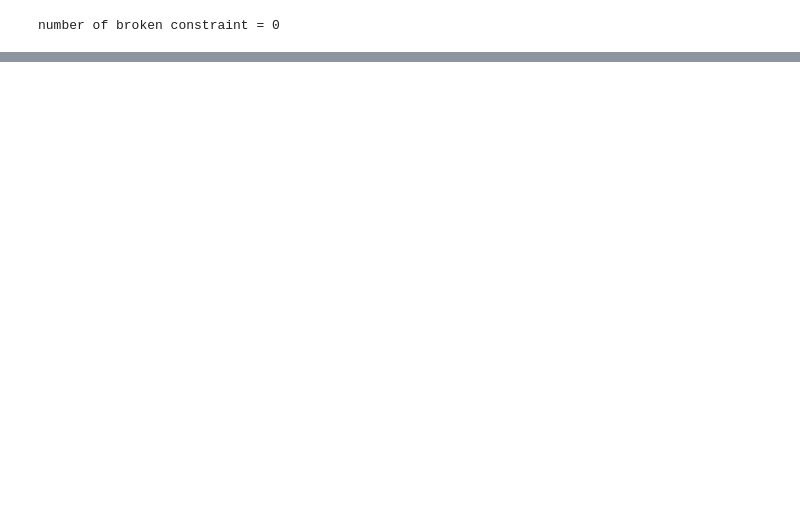
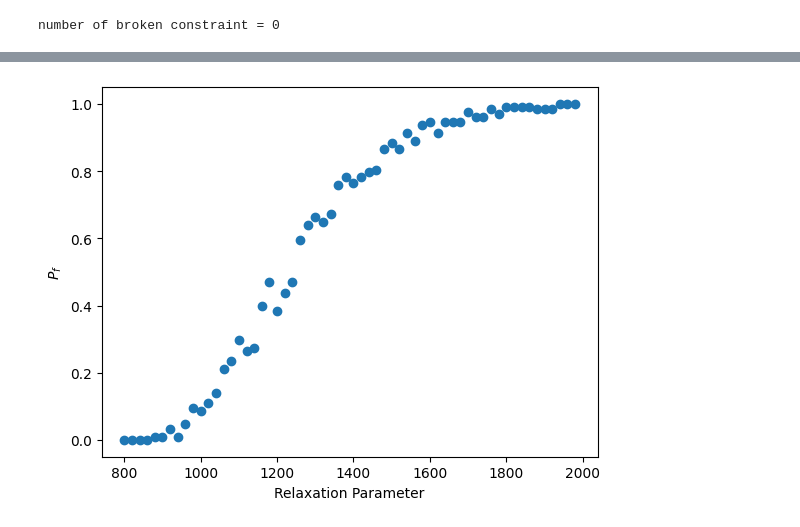
Before and after one commit to Aniket01/QIntern2023, a Jupyter notebook: TSP/Understanding TSPLib.ipynb, the cells around one changed output, grey strips where cells are left out. Saved outputs shown, nothing was run; the diff lists cells and outputs as text; code cells hidden in the pictures; blank space fills up the shorter version.

```diff
--- a/TSP/Understanding TSPLib.ipynb
+++ b/TSP/Understanding TSPLib.ipynb
@@ -160,0 +164,7 @@ if num_broken == 0:
+# %%
+infeasible_ctr = 0
+for i in range(128):
+    if len(decoded_samples[i].constraints(only_broken=True)) > 0:
+        infeasible_ctr += 1
+P_f = (128-infeasible_ctr)/128
+print(f"P_f for {feed_dict} is {P_f}")
@@ -160,0 +173,21 @@ if num_broken == 0:
+# %%
+sa = neal.SimulatedAnnealingSampler()
+Pf_arr = []
+r_arr = []
+for r in range (800, 2000, 20):
+    feed_dict = {'A': r}
+    bqm = model.to_bqm(feed_dict=feed_dict)
+    sampleset = sa.sample(bqm, num_reads=128, num_sweeps=128)
+
+    decoded_samples = model.decode_sampleset(sampleset, feed_dict=feed_dict)
+    best_sample = min(decoded_samples, key=lambda x: x.energy)
+    energy = best_sample.energy
+    num_broken = len(best_sample.constraints(only_broken=True))
+    infeasible_ctr = 0
+    for i in range(128):
+        if len(decoded_samples[i].constraints(only_broken=True)) > 0:
+            infeasible_ctr += 1
+    P_f = (128-infeasible_ctr)/128
+    print(f"P_f for {feed_dict} is {P_f}")
+    Pf_arr.append(P_f)
+    r_arr.append(r)
@@ -160,0 +212,7 @@ if num_broken == 0:
+# %%
+plt.scatter(r_arr,Pf_arr)
+plt.xlabel("Relaxation Parameter")
+plt.ylabel("$P_f$")
+plt.show()
+# %% [output]
+[figure, added]
```
Also changed, not shown: parts of 8 cells of this notebook.
